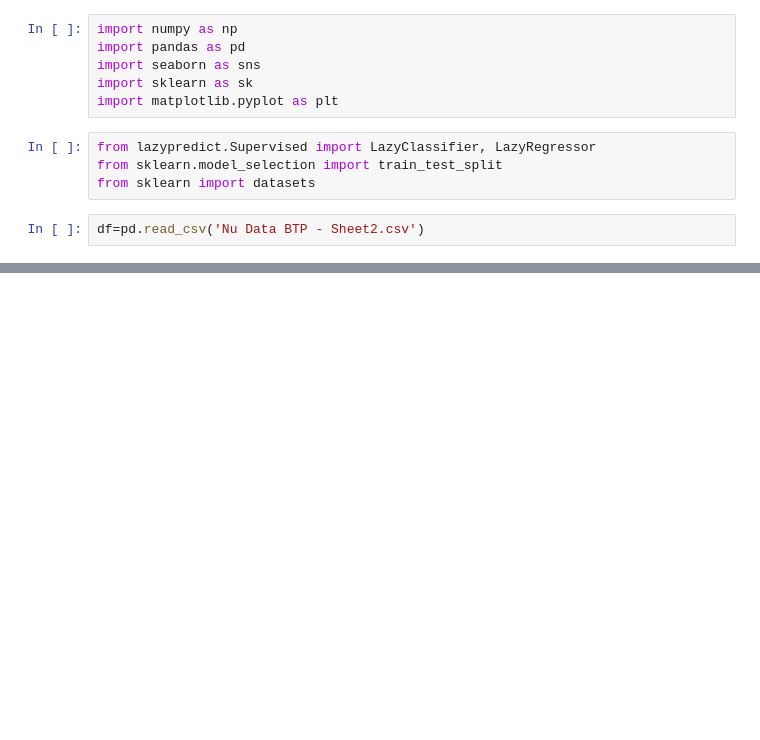
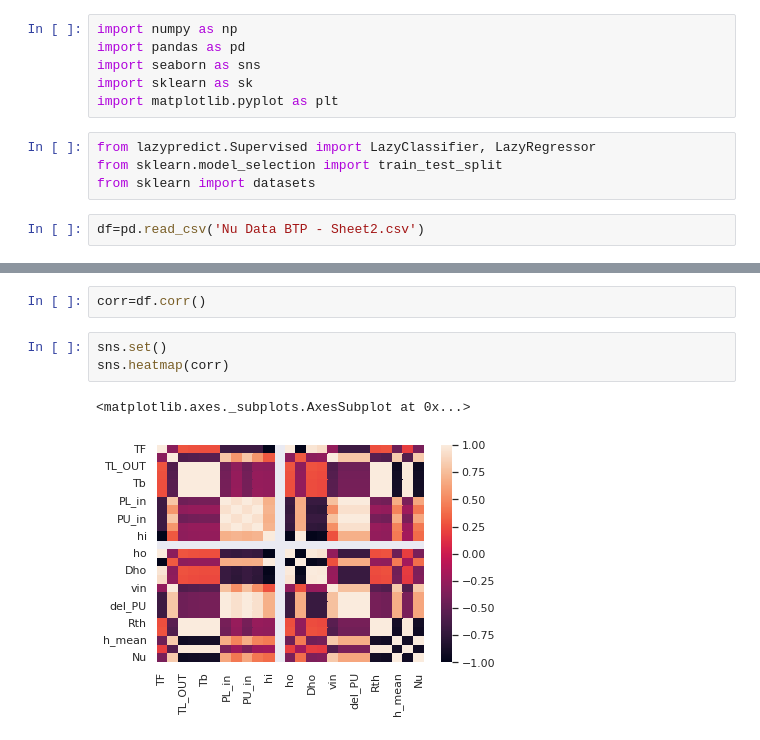
Before and after one commit to atusharkm/hello-world, a Jupyter notebook: FinBTP.ipynb, the cells around one changed output, grey strips where cells are left out. Drawn from its saved outputs; the diff is of its cells as text; blank space fills up the shorter version.

```diff
--- a/FinBTP.ipynb
+++ b/FinBTP.ipynb
@@ -45,0 +58,8 @@ df.head()
+# %%
+corr=df.corr()
+# %%
+sns.set()
+sns.heatmap(corr)
+# %% [output]
+<matplotlib.axes._subplots.AxesSubplot at 0x...>
+[figure, added]
```
Also changed, not shown: parts of 1 cell of this notebook.
